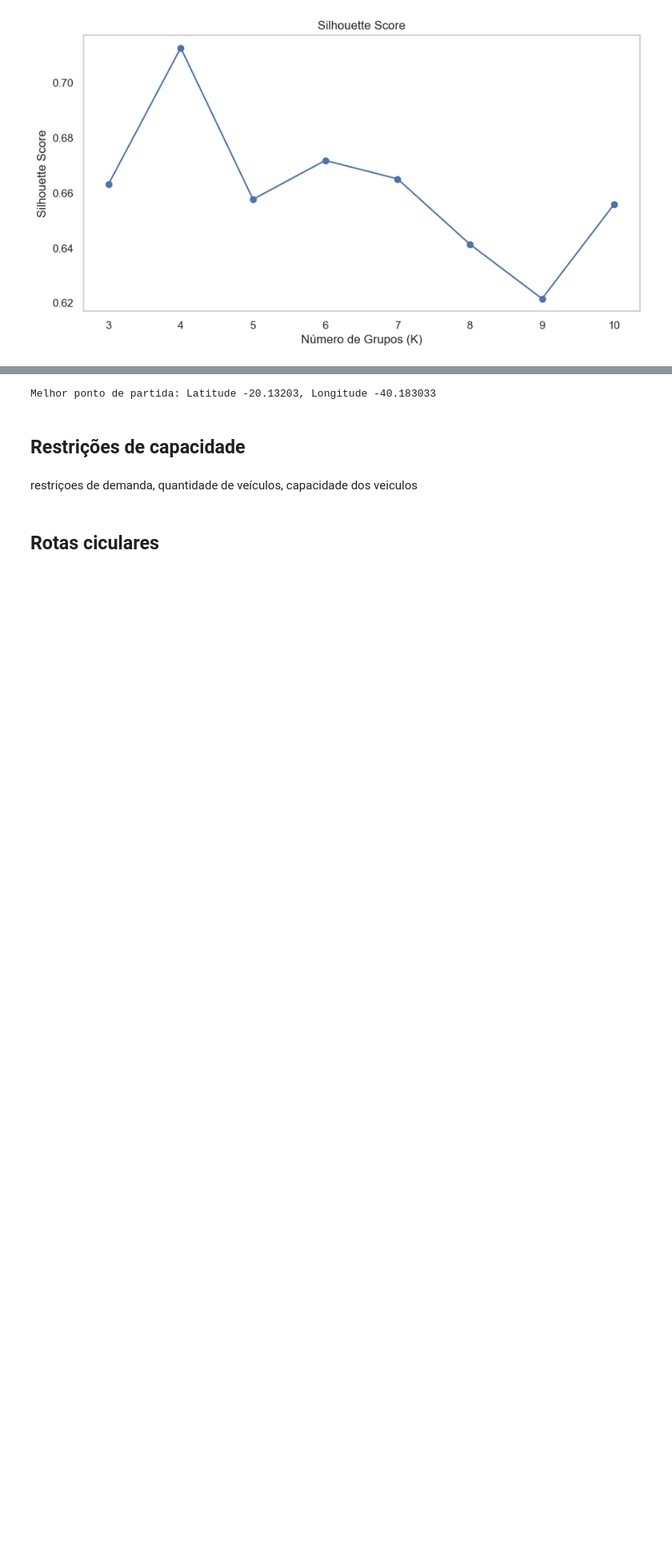
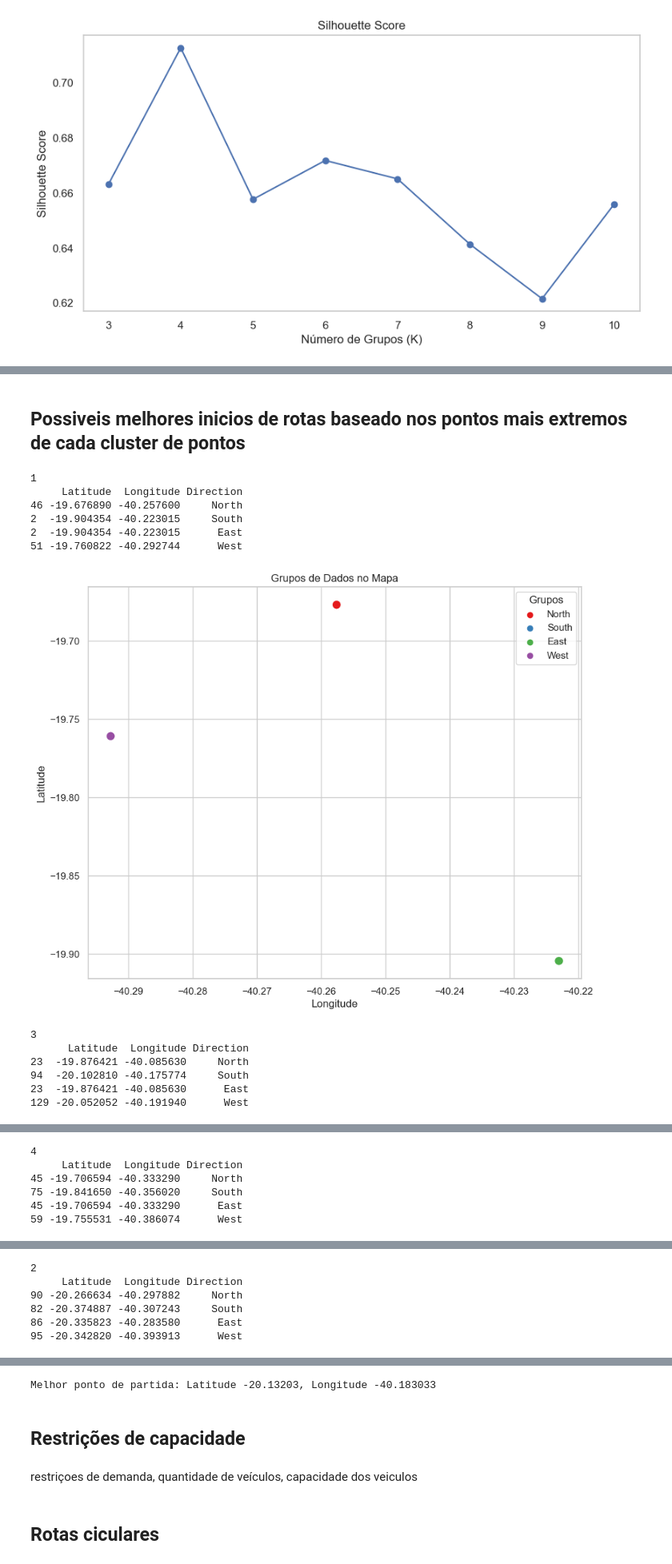
Before and after one commit to Markosalves12/Suzano, a Jupyter notebook: OR-Tools.ipynb, the cells around one changed output, grey strips where cells are left out. Shown at 80% size. Saved outputs shown, nothing was run; the diff lists cells and outputs as text; code cells hidden in the pictures; blank space fills up the shorter version.

```diff
--- a/OR-Tools.ipynb
+++ b/OR-Tools.ipynb
@@ -310,0 +229,58 @@ No grupo 0, existe uma demanda de 329 lugares e cerca de 43 paradas
+# %% [markdown]
+## Possiveis melhores inicios de rotas baseado nos pontos mais extremos de cada cluster de pontos
+# %%
+def find_extreme_points_with_direction(latitudes, longitudes):
+    # Criar um DataFrame a partir das listas de latitudes e longitudes
+    data = pd.DataFrame({'Latitude': latitudes, 'Longitude': longitudes})
+
+    # Encontrar o ponto mais ao norte
+    northernmost_point = data[data['Latitude'] == max(data['Latitude'])]
+    northernmost_point['Direction'] = 'North'
+
+    # Encontrar o ponto mais ao sul
+    southernmost_point = data[data['Latitude'] == min(data['Latitude'])]
+    southernmost_point['Direction'] = 'South'
+
+    # Encontrar o ponto mais a leste
+    easternmost_point = data[data['Longitude'] == max(data['Longitude'])]
+    easternmost_point['Direction'] = 'East'
+
+    # Encontrar o ponto mais a oeste
+    westernmost_point = data[data['Longitude'] == min(data['Longitude'])]
+    westernmost_point['Direction'] = 'West'
+
+    # Combinar os pontos extremos em um único DataFrame
+    extreme_points = pd.concat([northernmost_point, southernmost_point, easternmost_point, westernmost_point])
+
+    return extreme_points
+
+# Exemplo de uso da função
+if __name__ == "__main__":
+    for cluster in clustered_df['cluster'].unique():
+        print(cluster)
+        # Lista de latitudes e longitudes
+        latitudes = clustered_df[clustered_df['cluster']==cluster]['lat']  # Substitua pelos valores reais
+        longitudes = clustered_df[clustered_df['cluster']==cluster]['long']  # Substitua pelos valores reais
+
+        # Chamar a função para encontrar os pontos extremos e criar um DataFrame
+        extreme_coordinates_df = find_extreme_points_with_direction(latitudes, longitudes)
+
+        # Exibir o DataFrame com os resultados
+        print(extreme_coordinates_df)
+        # Chamar a função para plotar os grupos no mapa
+        plot_clusters_on_map(extreme_coordinates_df, 'Latitude', 'Longitude', 'Direction')
+        print()
+# %% [output]
+1
+     Latitude  Longitude Direction
+46 -19.676890 -40.257600     North
+2  -19.904354 -40.223015     South
+2  -19.904354 -40.223015      East
+51 -19.760822 -40.292744      West
+[figure, added]
+3
+      Latitude  Longitude Direction
+23  -19.876421 -40.085630     North
+94  -20.102810 -40.175774     South
+23  -19.876421 -40.085630      East
+129 -20.052052 -40.191940      West
@@ -310,0 +288,6 @@ No grupo 0, existe uma demanda de 329 lugares e cerca de 43 paradas
+4
+     Latitude  Longitude Direction
+45 -19.706594 -40.333290     North
+75 -19.841650 -40.356020     South
+45 -19.706594 -40.333290      East
+59 -19.755531 -40.386074      West
@@ -310,0 +295,6 @@ No grupo 0, existe uma demanda de 329 lugares e cerca de 43 paradas
+2
+     Latitude  Longitude Direction
+90 -20.266634 -40.297882     North
+82 -20.374887 -40.307243     South
+86 -20.335823 -40.283580      East
+95 -20.342820 -40.393913      West
```
Also changed, not shown: parts of 21 cells of this notebook.
